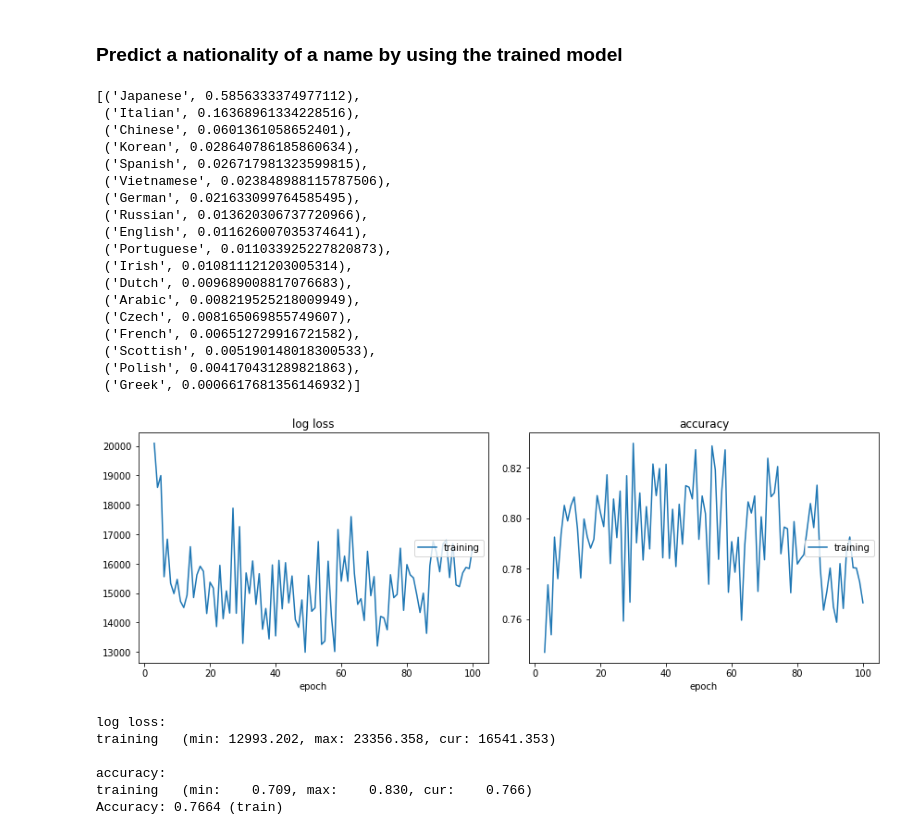
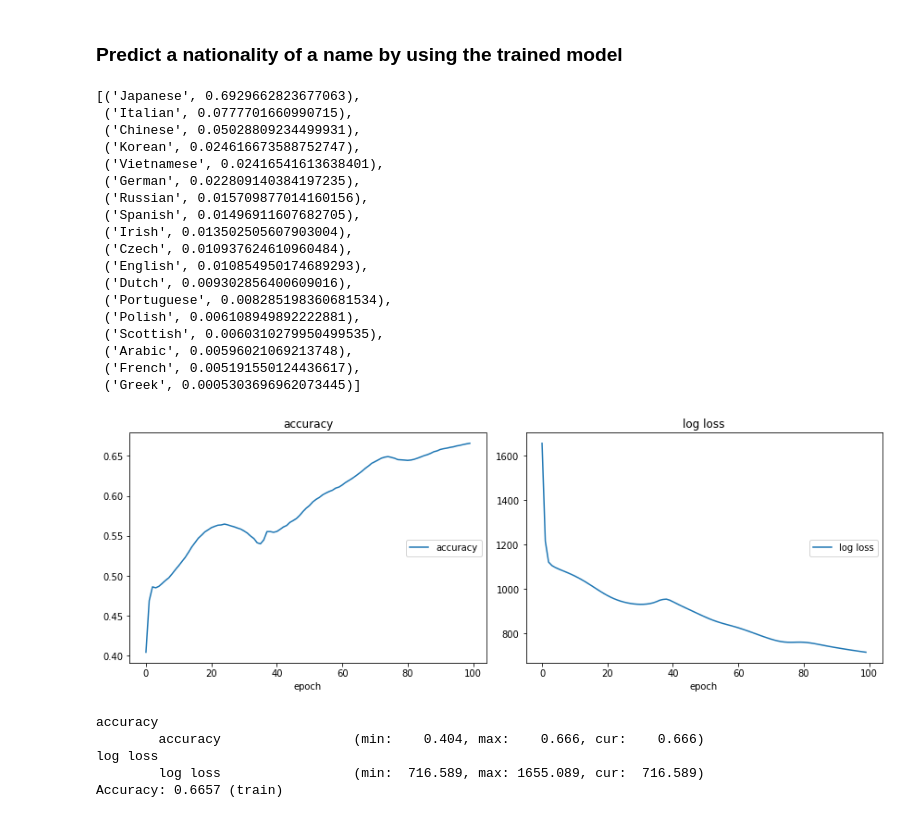
Before and after one commit to chokkan/deeplearning, a Jupyter notebook: notebook/rnn.ipynb, the cells around one changed output. Drawn from its saved outputs; the diff is of its cells as text; code cells hidden in the pictures.

```diff
--- a/notebook/rnn.ipynb
+++ b/notebook/rnn.ipynb
@@ -285,7 +285,7 @@ output_size = len(data['Y'])
 
 model = RNNCell(input_size, 128, output_size)
 
-loss_fn = nn.CrossEntropyLoss(reduction='sum')
+loss_fn = nn.CrossEntropyLoss()
 optimizer = optim.SGD(model.parameters(), lr=0.001)
 
 liveloss = PlotLosses()
@@ -380,7 +379,7 @@ output_size = len(data['Y'])
 
 model = SequenceRNN(input_size, 128, output_size)
 
-loss_fn = nn.CrossEntropyLoss(reduction='sum')
+loss_fn = nn.CrossEntropyLoss()
 optimizer = optim.SGD(model.parameters(), lr=0.001)
 
 liveloss = PlotLosses()
@@ -445,24 +443,24 @@ def predict(name):
 # %%
 predict('Sato')
 # %% [output]
-[('Japanese', 0.5856333374977112),
- ('Italian', 0.16368961334228516),
- ('Chinese', 0.0601361058652401),
- ('Korean', 0.028640786185860634),
- ('Spanish', 0.026717981323599815),
- ('Vietnamese', 0.023848988115787506),
- ('German', 0.021633099764585495),
- ('Russian', 0.013620306737720966),
- ('English', 0.011626007035374641),
- ('Portuguese', 0.011033925227820873),
- ('Irish', 0.010811121203005314),
- ('Dutch', 0.009689008817076683),
- ('Arabic', 0.008219525218009949),
- ('Czech', 0.008165069855749607),
- ('French', 0.006512729916721582),
- ('Scottish', 0.005190148018300533),
- ('Polish', 0.004170431289821863),
- ('Greek', 0.0006617681356146932)]
+[('Japanese', 0.6929662823677063),
+ ('Italian', 0.0777701660990715),
+ ('Chinese', 0.05028809234499931),
+ ('Korean', 0.024616673588752747),
+ ('Vietnamese', 0.02416541613638401),
+ ('German', 0.022809140384197235),
+ ('Russian', 0.015709877014160156),
+ ('Spanish', 0.01496911607682705),
+ ('Irish', 0.013502505607903004),
+ ('Czech', 0.010937624610960484),
+ ('English', 0.010854950174689293),
+ ('Dutch', 0.009302856400609016),
+ ('Portuguese', 0.008285198360681534),
+ ('Polish', 0.006108949892222881),
+ ('Scottish', 0.0060310279950499535),
+ ('Arabic', 0.00596021069213748),
+ ('French', 0.005191550124436617),
+ ('Greek', 0.0005303696962073445)]
 # %%
 import json
 import random
@@ -525,7 +523,7 @@ output_size = len(data['Y'])
 
 model = MinibatchSequenceRNN(input_size, 128, output_size)
 
-loss_fn = nn.CrossEntropyLoss(reduction='sum')
+loss_fn = nn.CrossEntropyLoss()
 optimizer = optim.SGD(model.parameters(), lr=1e-3)
 
 liveloss = PlotLosses()
@@ -535,37 +533,36 @@ for t in range(100):
 
     # Training loop for mini-batches
     for batch_idx, (x, y, l) in enumerate(train_loader):
         this_batch_size = len(l)
 
         # Make predictions with the current parameters.
         hidden = model.initHidden(this_batch_size)
         y_pred = model(x, hidden, l)[:this_batch_size]
         _, predicted = torch.max(y_pred.data, 1)
         num_train_correct += (predicted == y).sum().item()
 
         # Compute the loss value.
         loss = loss_fn(y_pred, y)
         train_loss += loss.item()
 
         # Update the parameters.
         optimizer.zero_grad()
         loss.backward()
         optimizer.step()
 
     # Visualize accuracy values on the training set.
     num_train_correct /= float(len(dataset))
     liveloss.update({
         'log loss': train_loss,
         'accuracy': num_train_correct,
     })
     liveloss.draw()
 
 print('Accuracy: {:.4f} (train)'.format(num_train_correct))
 # %% [output]
-[figure, old version]
+[figure, new version]
-log loss:
-training   (min: 12993.202, max: 23356.358, cur: 16541.353)
-
-accuracy:
-training   (min:    0.709, max:    0.830, cur:    0.766)
-Accuracy: 0.7664 (train)
+accuracy
+        accuracy                 (min:    0.404, max:    0.666, cur:    0.666)
+log loss
+        log loss                 (min:  716.589, max: 1655.089, cur:  716.589)
+Accuracy: 0.6657 (train)
```
Also changed, not shown: parts of 10 cells of this notebook.
